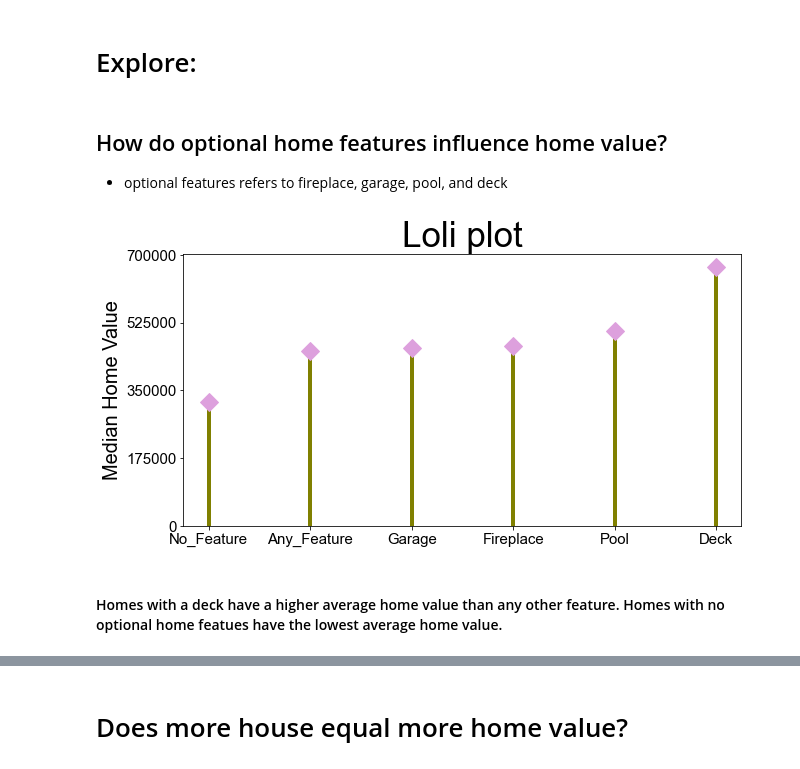
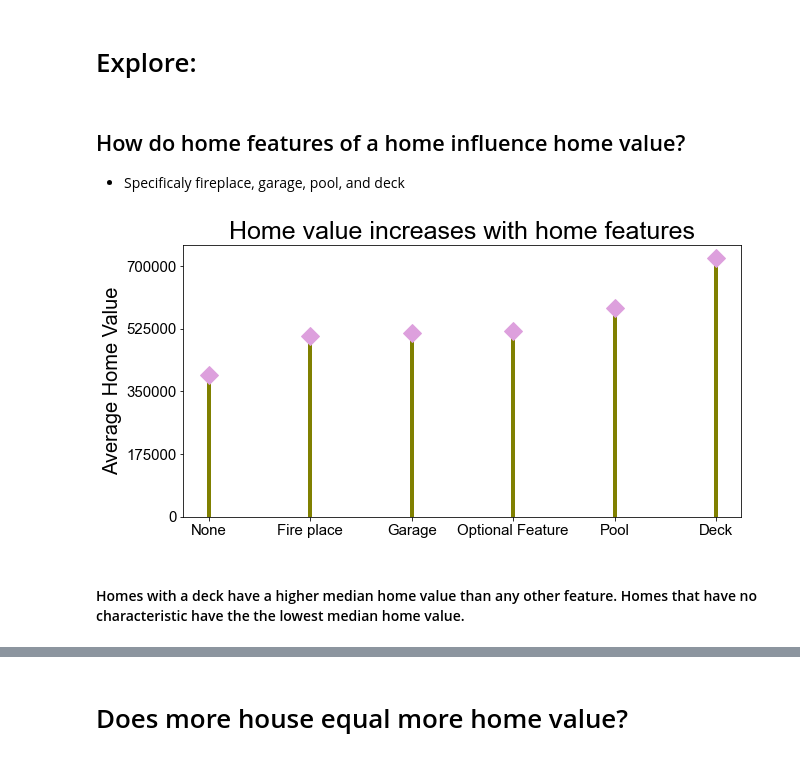
Before and after one commit to Yvette-Ibarra/regression-project, a Jupyter notebook: Zillow_Project_Final_Report.ipynb, the cells around one changed output, grey strips where cells are left out. Drawn from its saved outputs; the diff is of its cells as text; code cells hidden in the pictures.

```diff
--- a/Zillow_Project_Final_Report.ipynb
+++ b/Zillow_Project_Final_Report.ipynb
@@ -127,13 +127,13 @@ train.describe().T
 # %% [markdown]
 # Explore:
 # %% [markdown]
-## How do optional home features influence home value?
+## How do home features of a home influence home value?
 
-  * optional features refers to fireplace, garage, pool, and deck
+  * Specificaly fireplace, garage, pool, and deck
 # %%
 # obtain lolipop plot
-e.lolipop_plot(train)
+e.get_loliplot(train)
 # %% [output]
-[figure, old version]
+[figure, new version]
 # %% [markdown]
-#### Homes with a deck have a higher average home value than any other feature. Homes with no optional home featues have the lowest average home value.
+#### Homes with a deck have a higher median home value than any other feature. Homes that have no characteristic have the the lowest median home value.
```
Also changed, not shown: parts of 52 cells of this notebook.
